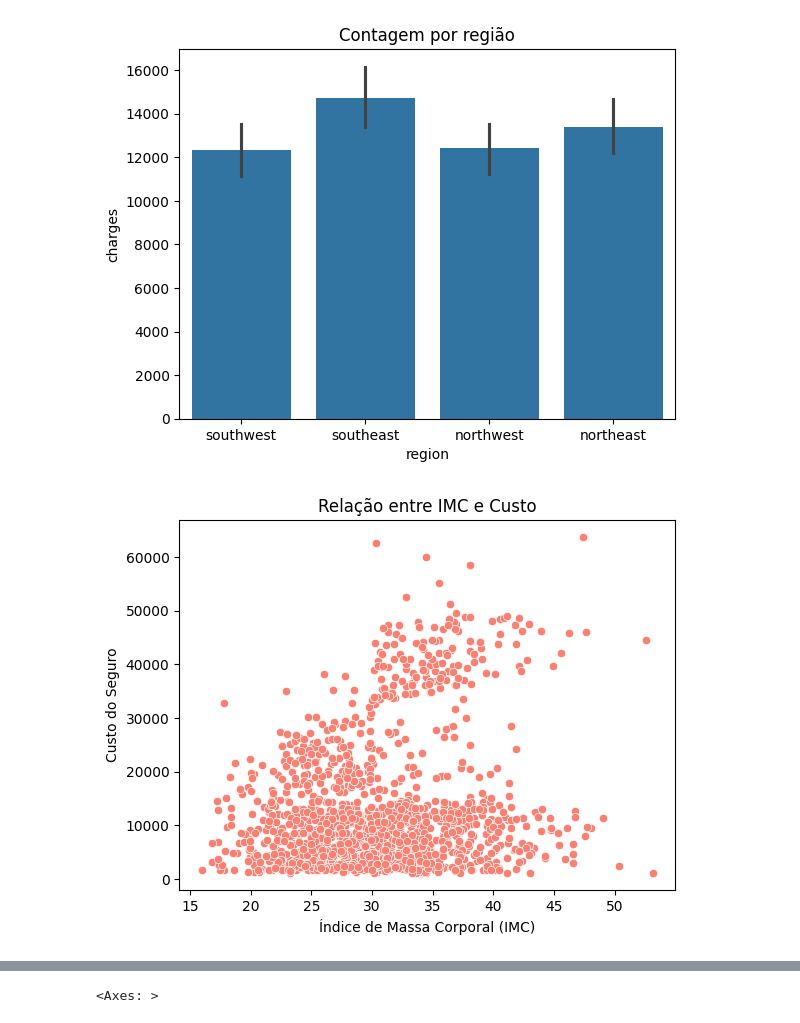
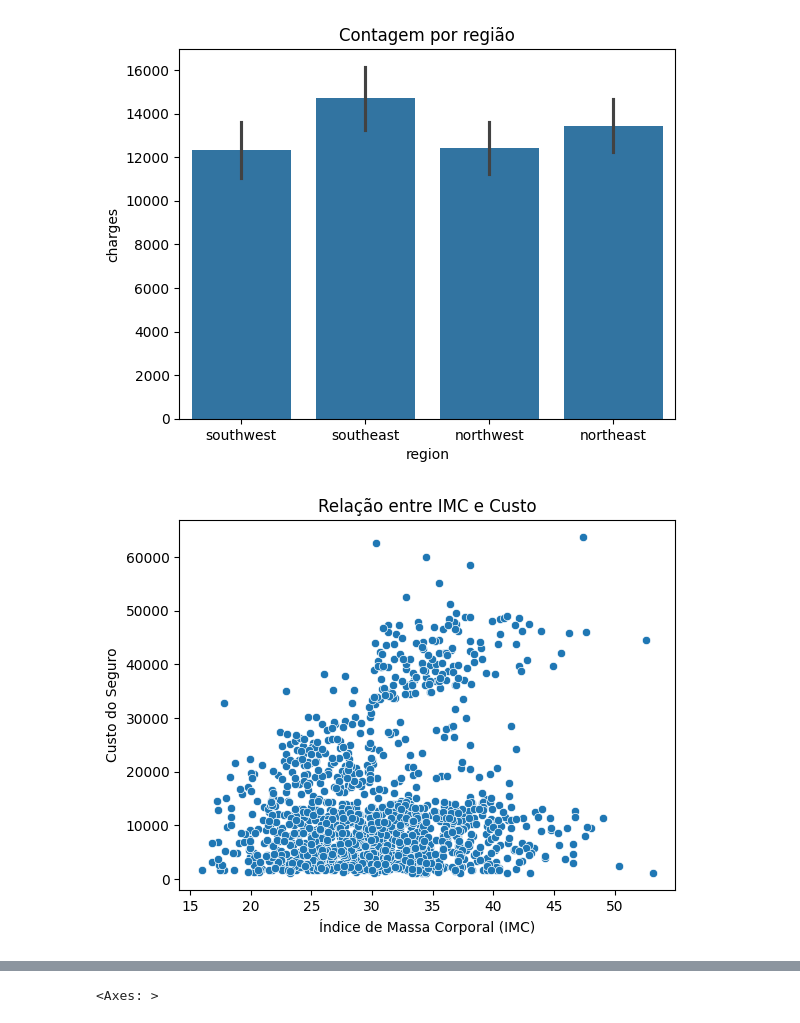
Before and after one commit to CarlosEduuu0/medical-cost-predict, a Jupyter notebook: anlysis.ipynb, the cells around one changed output, grey strips where cells are left out. Cells and saved outputs as stored; diff of their text form; code cells hidden in the pictures.

```diff
--- a/anlysis.ipynb
+++ b/anlysis.ipynb
@@ -38,5 +17,5 @@ note: This error originates from a subprocess, and is likely not a problem with
 # %%
-df = pd.read_csv('C:/project-medcost/insurance.csv')
+df = pd.read_csv('C:/medical-cost-predict/insurance.csv')
 df.tail()
 # %% [output]
 |  | age | sex | bmi | children | smoker | region | charges |
@@ -63,4 +59,10 @@ sns.histplot(df['age'], kde=True, bins=15,color='red')
 [figure]
 # %% [markdown]
 aqui pode se observar que maiior part da população esta nos entre 18 e 23
+# %%
+df["categoria_bmi"] = pd.cut(
+    df["bmi"],
+    bins=[0, 18.5, 25, 30, float("inf")],
+    labels=["Abaixo do peso", "Peso normal", "Sobrepeso", "Obesidade"]
+)
 # %%
@@ -96,10 +102,10 @@ plt.title('Contagem por região')
 Text(0.5, 1.0, 'Contagem por região')
 [figure]
 # %%
-sns.scatterplot(x='bmi', y='charges', data=df,color='salmon')
+sns.scatterplot(x='bmi', y='charges', data=df)
 plt.title('Relação entre IMC e Custo')
 plt.xlabel('Índice de Massa Corporal (IMC)')
 plt.ylabel('Custo do Seguro')
 plt.show()
 # %% [output]
-[figure, old version]
+[figure, new version]
```
Also changed, not shown: parts of 25 cells of this notebook, 3 other files.
